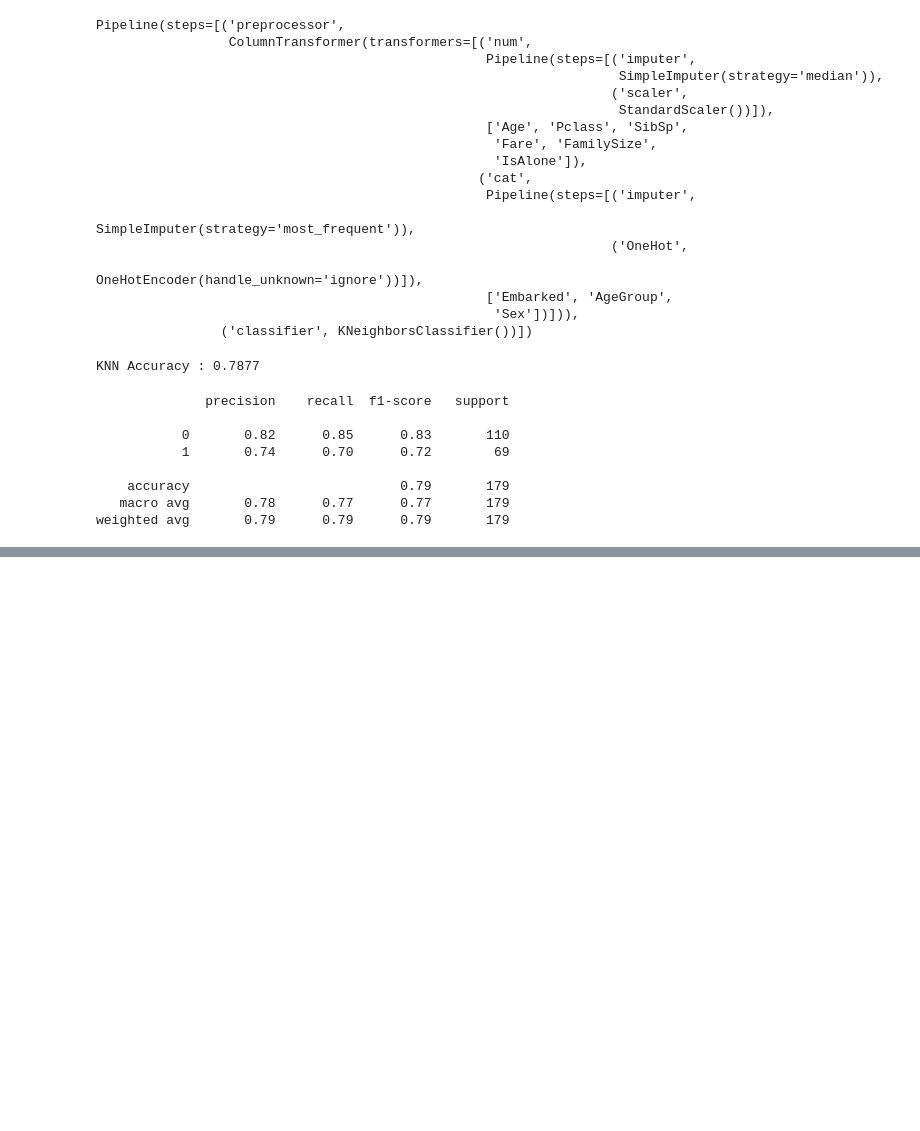
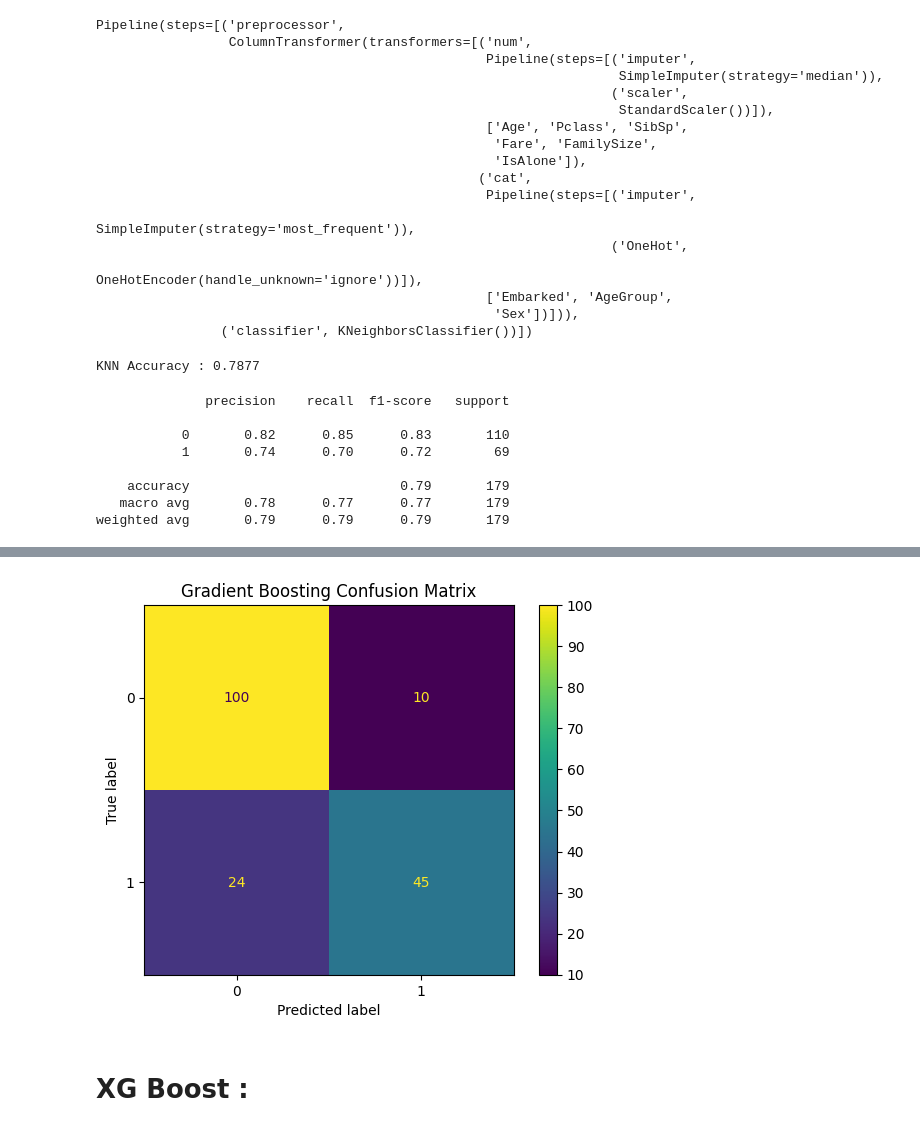
Before and after one commit to Rishabh-Devadiga/Data-Science-Lab, a Jupyter notebook: titanic_survival_prediction/TitanicSurvival.ipynb, the cells around one changed output, grey strips where cells are left out. Saved outputs shown, nothing was run; the diff lists cells and outputs as text; code cells hidden in the pictures; blank space fills up the shorter version.

```diff
--- a/titanic_survival_prediction/TitanicSurvival.ipynb
+++ b/titanic_survival_prediction/TitanicSurvival.ipynb
@@ -778,0 +845,7 @@ weighted avg       0.79      0.79      0.79       179
+# %%
+gb = Pipeline([
+    ('preprocessor', preprocessor),
+    ('classifier', GradientBoostingClassifier(random_state = 42))
+])
+# %%
+gb.fit(X_train, y_train)
@@ -778,0 +870,2 @@ weighted avg       0.79      0.79      0.79       179
+# %%
+gb_pred = gb.predict(X_val)
@@ -778,0 +888,8 @@ weighted avg       0.79      0.79      0.79       179
+# %%
+ConfusionMatrixDisplay.from_predictions(y_val, gb_pred)
+plt.title("Gradient Boosting Confusion Matrix")
+plt.show()
+# %% [output]
+[figure, added]
+# %% [markdown]
+# XG Boost :
```
Also changed, not shown: parts of 21 cells of this notebook.
